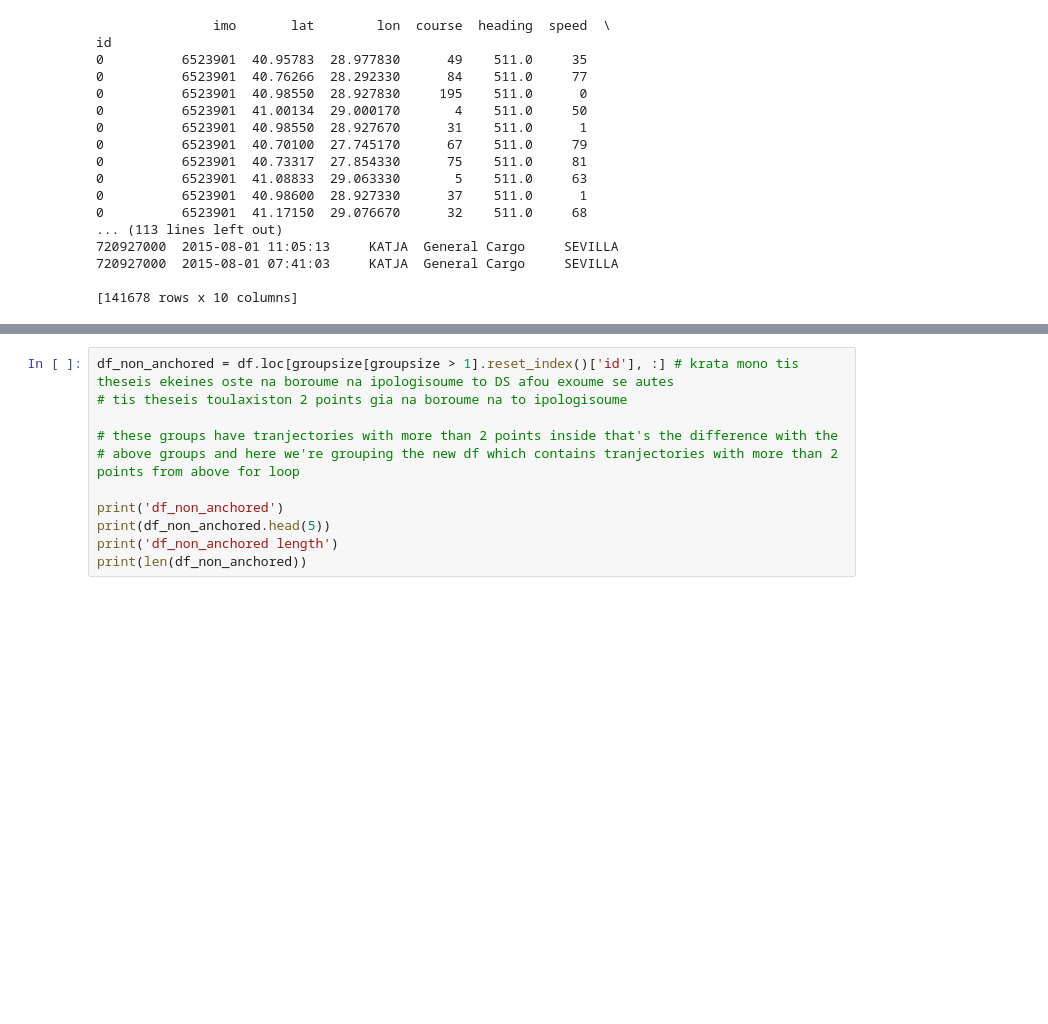
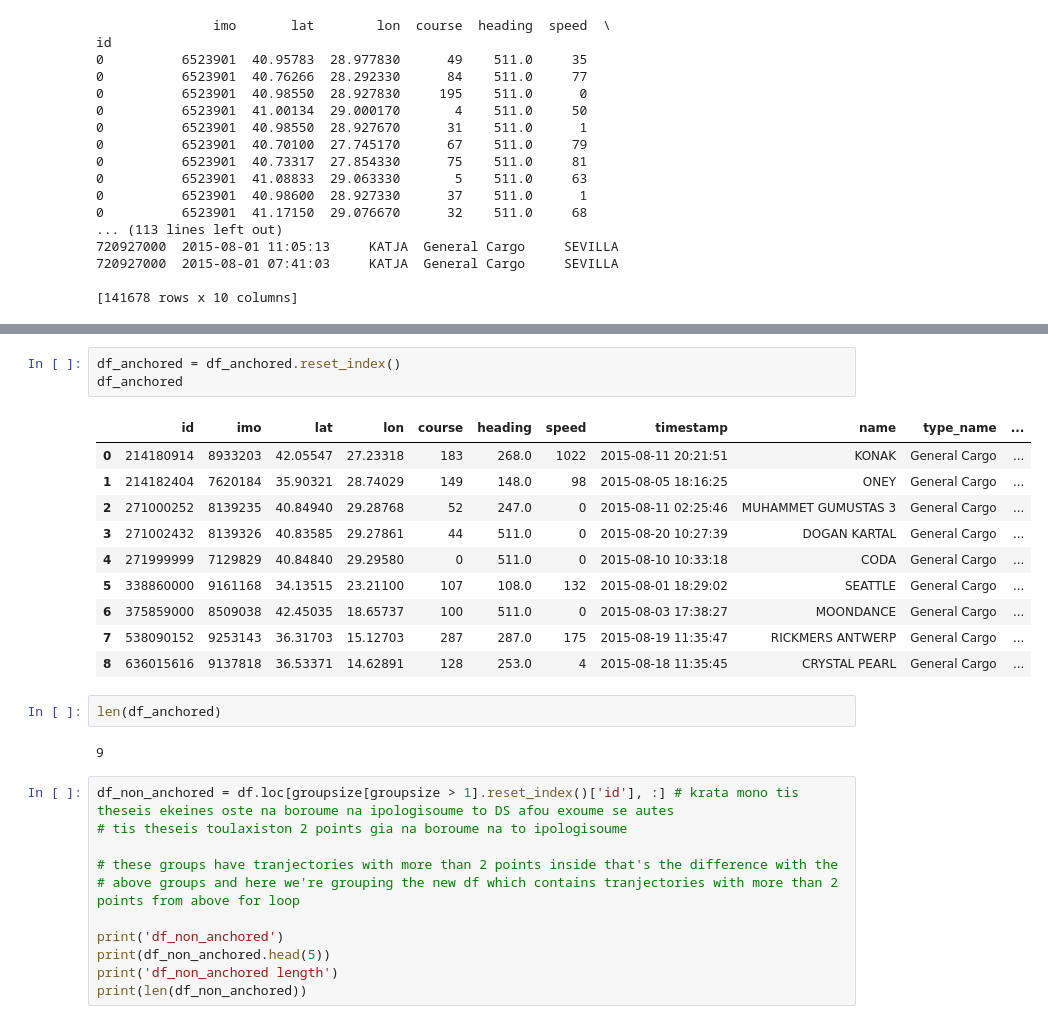
Before and after one commit to chara-b/shipstracking, a Jupyter notebook: navigation-random-labels-done.ipynb, the cells around one changed output, grey strips where cells are left out. Cells and saved outputs as stored; diff of their text form; blank space fills up the shorter version.

```diff
--- a/Untitled.ipynb
+++ b/navigation-random-labels-done.ipynb
@@ -281,3 +278,21 @@ Print the first rows of the navigation column after applying values
+# %%
+df_anchored = df_anchored.reset_index()
+df_anchored
+# %% [output]
+|  | id | imo | lat | lon | course | heading | speed | timestamp | name | type_name | ... |
+| 0 | 214180914 | 8933203 | 42.05547 | 27.23318 | 183 | 268.0 | 1022 | 2015-08-11 20:21:51 | KONAK | General Cargo | ... |
+| 1 | 214182404 | 7620184 | 35.90321 | 28.74029 | 149 | 148.0 | 98 | 2015-08-05 18:16:25 | ONEY | General Cargo | ... |
+| 2 | 271000252 | 8139235 | 40.84940 | 29.28768 | 52 | 247.0 | 0 | 2015-08-11 02:25:46 | MUHAMMET GUMUSTAS 3 | General Cargo | ... |
+| 3 | 271002432 | 8139326 | 40.83585 | 29.27861 | 44 | 511.0 | 0 | 2015-08-20 10:27:39 | DOGAN KARTAL | General Cargo | ... |
+| 4 | 271999999 | 7129829 | 40.84840 | 29.29580 | 0 | 511.0 | 0 | 2015-08-10 10:33:18 | CODA | General Cargo | ... |
+| 5 | 338860000 | 9161168 | 34.13515 | 23.21100 | 107 | 108.0 | 132 | 2015-08-01 18:29:02 | SEATTLE | General Cargo | ... |
+| 6 | 375859000 | 8509038 | 42.45035 | 18.65737 | 100 | 511.0 | 0 | 2015-08-03 17:38:27 | MOONDANCE | General Cargo | ... |
+| 7 | 538090152 | 9253143 | 36.31703 | 15.12703 | 287 | 287.0 | 175 | 2015-08-19 11:35:47 | RICKMERS ANTWERP | General Cargo | ... |
+| 8 | 636015616 | 9137818 | 36.53371 | 14.62891 | 128 | 253.0 | 4 | 2015-08-18 11:35:45 | CRYSTAL PEARL | General Cargo | ... |
+# %%
+len(df_anchored)
+# %% [output]
+9
 # %%
 df_non_anchored = df.loc[groupsize[groupsize > 1].reset_index()['id'], :] # krata mono tis theseis ekeines oste na boroume na ipologisoume to DS afou exoume se autes
 # tis theseis toulaxiston 2 points gia na boroume na to ipologisoume
```
Also changed, not shown: parts of 29 cells of this notebook.
